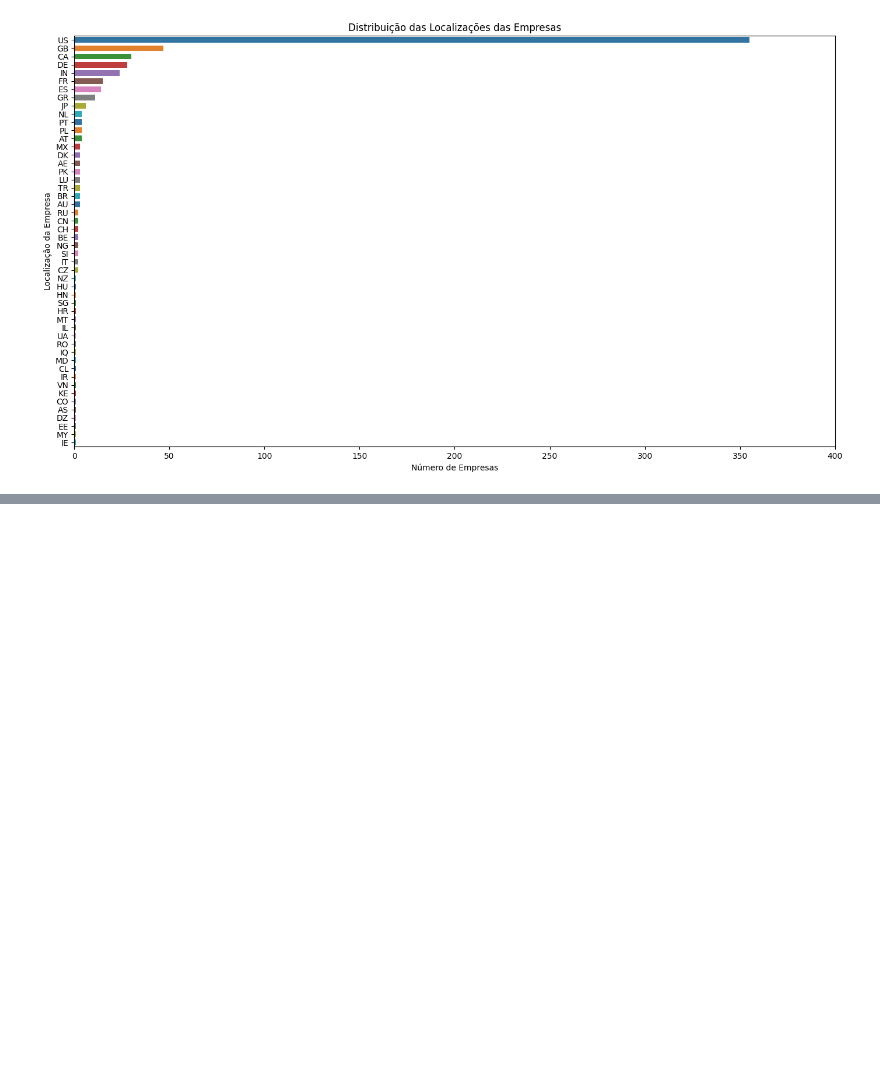
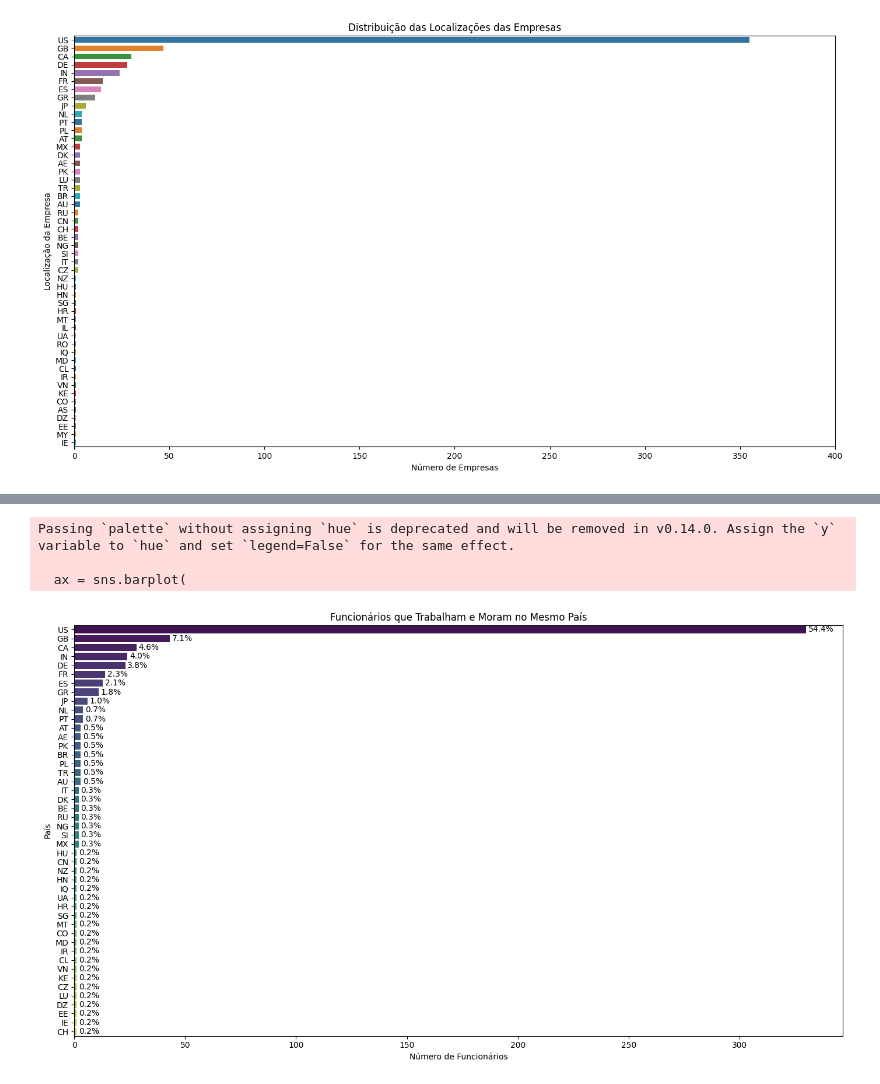
Before and after one commit to LeandroFernandes105/AED-Job-Salaries, a Jupyter notebook: Salario.ipynb, the cells around one changed output, grey strips where cells are left out. Drawn from its saved outputs; the diff is of its cells as text; code cells hidden in the pictures; blank space fills up the shorter version.

Commit message:
adicionando novos gráficos

```diff
--- a/Salario.ipynb
+++ b/Salario.ipynb
@@ -351,0 +355,36 @@ Passing `palette` without assigning `hue` is deprecated and will be removed in v
+# %%
+df['same_location'] = df['company_location'] == df['employee_residence']
+# %%
+# Filtra os que moram no mesmo país onde trabalham
+same_country_df = df[df['same_location'] == True]
+
+# Conta por país de residência (ou poderia ser company_location, já que são iguais nesse filtro)
+same_country_counts = same_country_df['employee_residence'].value_counts()
+# %%
+plt.figure(figsize=(14, 8))
+
+# Gráfico horizontal ordenado
+ax = sns.barplot(
+    x=same_country_counts.values,
+    y=same_country_counts.index,
+    palette='viridis'
+)
+
+# Título e rótulos
+plt.title('Funcionários que Trabalham e Moram no Mesmo País')
+plt.xlabel('Número de Funcionários')
+plt.ylabel('País')
+
+# Adiciona porcentagens ao lado das barras
+total_funcionarios = len(df)
+for i, value in enumerate(same_country_counts.values):
+    percentage = (value / total_funcionarios) * 100
+    ax.text(value + 1, i, f'{percentage:.1f}%', va='center')
+
+plt.tight_layout()
+plt.show()
+# %% [output]
+Passing `palette` without assigning `hue` is deprecated and will be removed in v0.14.0. Assign the `y` variable to `hue` and set `legend=False` for the same effect.
+
+  ax = sns.barplot(
+[figure, added]
```
Also changed, not shown: parts of 6 cells of this notebook.
